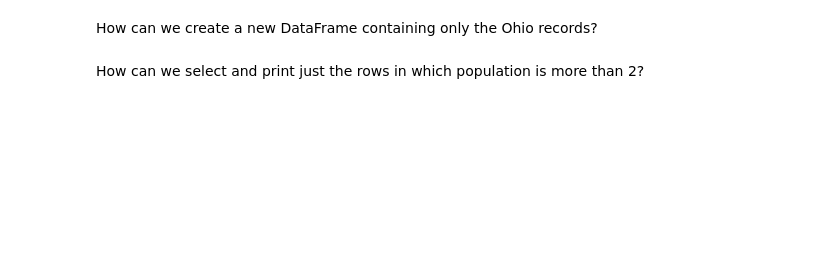
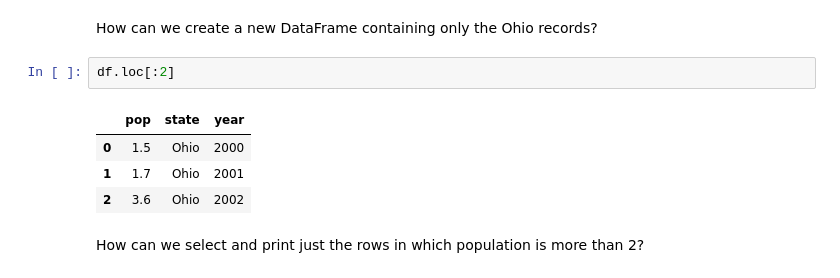
Before and after one commit to FRA228/ce599, a Jupyter notebook: 06-Pandas Basics Part 2/Basic-Operations-Using-Pandas.ipynb, the cells around one changed output. Cells and saved outputs as stored; diff of their text form; blank space fills up the shorter version.

```diff
--- a/06-Pandas Basics Part 2/Basic-Operations-Using-Pandas.ipynb
+++ b/06-Pandas Basics Part 2/Basic-Operations-Using-Pandas.ipynb
@@ -478,4 +597,11 @@ How can we select and print just the rows for Ohio?
 # %% [markdown]
 How can we create a new DataFrame containing only the Ohio records?
+# %%
+df.loc[:2]
+# %% [output]
+|  | pop | state | year |
+| 0 | 1.5 | Ohio | 2000 |
+| 1 | 1.7 | Ohio | 2001 |
+| 2 | 3.6 | Ohio | 2002 |
 # %% [markdown]
 How can we select and print just the rows in which population is more than 2?
```
Also changed, not shown: parts of 32 cells of this notebook.
